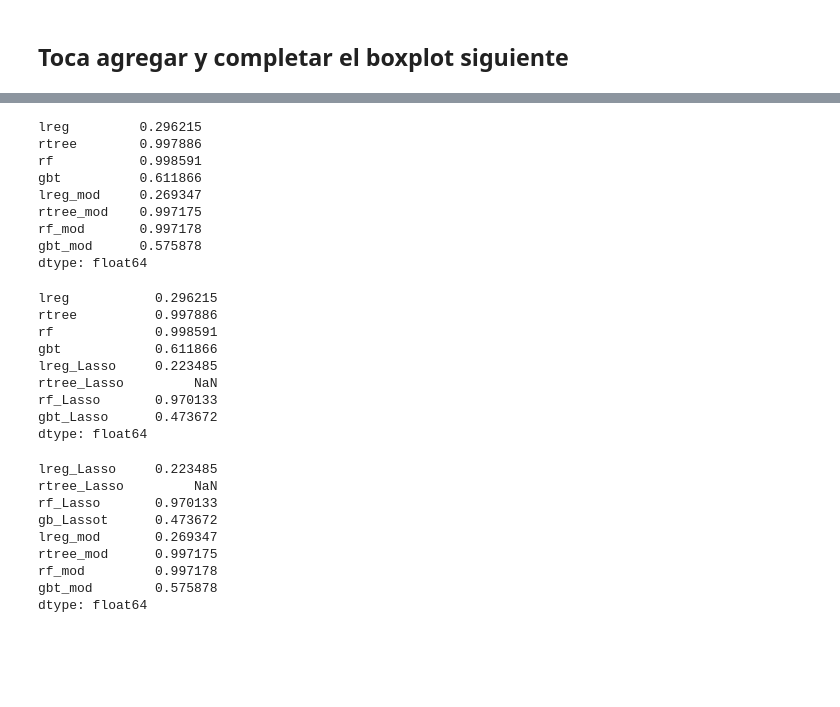
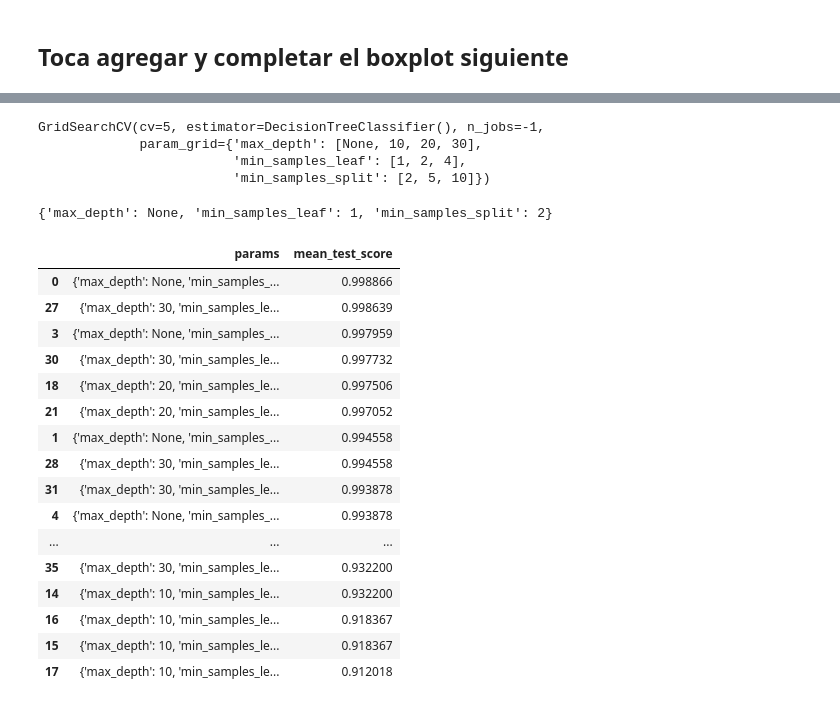
Before and after one commit to jsebastianzm/HR_T1_Analitica, a Jupyter notebook: d_seleccion_de_variables.ipynb, the cells around one changed output, grey strips where cells are left out. Saved outputs shown, nothing was run; the diff lists cells and outputs as text; code cells hidden in the pictures; blank space fills up the shorter version.

```diff
--- a/d_seleccion_de_variables.ipynb
+++ b/d_seleccion_de_variables.ipynb
@@ -180,38 +178,44 @@ random_forest        0.951652
 gradient_boosting    0.432156
 dtype: float64
-# %%
-F1_score1.mean()####################################################
-# %% [output]
-lreg         0.296215
-rtree        0.997886
-rf           0.998591
-gbt          0.611866
-lreg_mod     0.269347
-rtree_mod    0.997175
-rf_mod       0.997178
-gbt_mod      0.575878
-dtype: float64
-# %%
-F1_score2.mean()#####################################################
-# %% [output]
-lreg           0.296215
-rtree          0.997886
-rf             0.998591
-gbt            0.611866
-lreg_Lasso     0.223485
-rtree_Lasso         NaN
-rf_Lasso       0.970133
-gbt_Lasso      0.473672
-dtype: float64
-# %%
-F1_score3.mean() #####################################################
-# %% [output]
-lreg_Lasso     0.223485
-rtree_Lasso         NaN
-rf_Lasso       0.970133
-gb_Lassot      0.473672
-lreg_mod       0.269347
-rtree_mod      0.997175
-rf_mod         0.997178
-gbt_mod        0.575878
-dtype: float64
+# %%
+param_grid = {
+    'max_depth': [None, 10, 20, 30],          # Profundidad máxima del árbol
+    'min_samples_split': [2, 5, 10],         # Número mínimo de muestras para dividir un nodo
+    'min_samples_leaf': [1, 2, 4]            # Número mínimo de muestras en una hoja
+}
+# %%
+grid_search = GridSearchCV(m_rtree, param_grid, cv=5, n_jobs=-1)
+grid_search.fit(X, y)
+# %% [output]
+GridSearchCV(cv=5, estimator=DecisionTreeClassifier(), n_jobs=-1,
+             param_grid={'max_depth': [None, 10, 20, 30],
+                         'min_samples_leaf': [1, 2, 4],
+                         'min_samples_split': [2, 5, 10]})
+# %%
+resultados = grid_search.cv_results_
+# %%
+grid_search.best_params_
+# %% [output]
+{'max_depth': None, 'min_samples_leaf': 1, 'min_samples_split': 2}
+# %%
+pd.set_option('display.max_colwidth', 100)
+pd_resultados = pd.DataFrame(resultados)
+pd_resultados[["params","mean_test_score"]].sort_values(by="mean_test_score", ascending=False)
+# %% [output]
+|  | params | mean_test_score |
+| 0 | {'max_depth': None, 'min_samples_... | 0.998866 |
+| 27 | {'max_depth': 30, 'min_samples_le... | 0.998639 |
+| 3 | {'max_depth': None, 'min_samples_... | 0.997959 |
+| 30 | {'max_depth': 30, 'min_samples_le... | 0.997732 |
+| 18 | {'max_depth': 20, 'min_samples_le... | 0.997506 |
+| 21 | {'max_depth': 20, 'min_samples_le... | 0.997052 |
+| 1 | {'max_depth': None, 'min_samples_... | 0.994558 |
+| 28 | {'max_depth': 30, 'min_samples_le... | 0.994558 |
+| 31 | {'max_depth': 30, 'min_samples_le... | 0.993878 |
+| 4 | {'max_depth': None, 'min_samples_... | 0.993878 |
+| ... | ... | ... |
+| 35 | {'max_depth': 30, 'min_samples_le... | 0.932200 |
+| 14 | {'max_depth': 10, 'min_samples_le... | 0.932200 |
+| 16 | {'max_depth': 10, 'min_samples_le... | 0.918367 |
+| 15 | {'max_depth': 10, 'min_samples_le... | 0.918367 |
+| 17 | {'max_depth': 10, 'min_samples_le... | 0.912018 |
```
Also changed, not shown: parts of 8 cells of this notebook, 2 other files.
